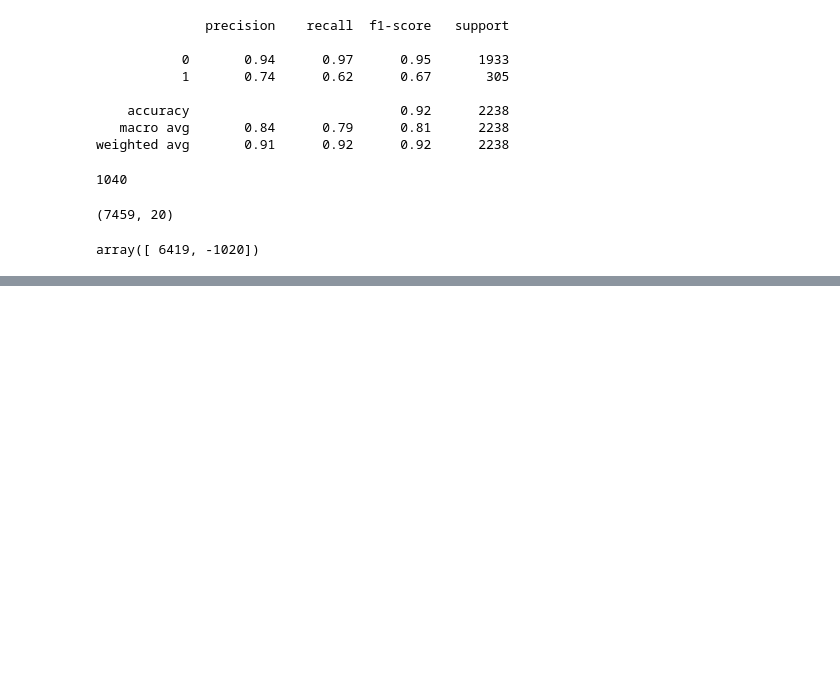
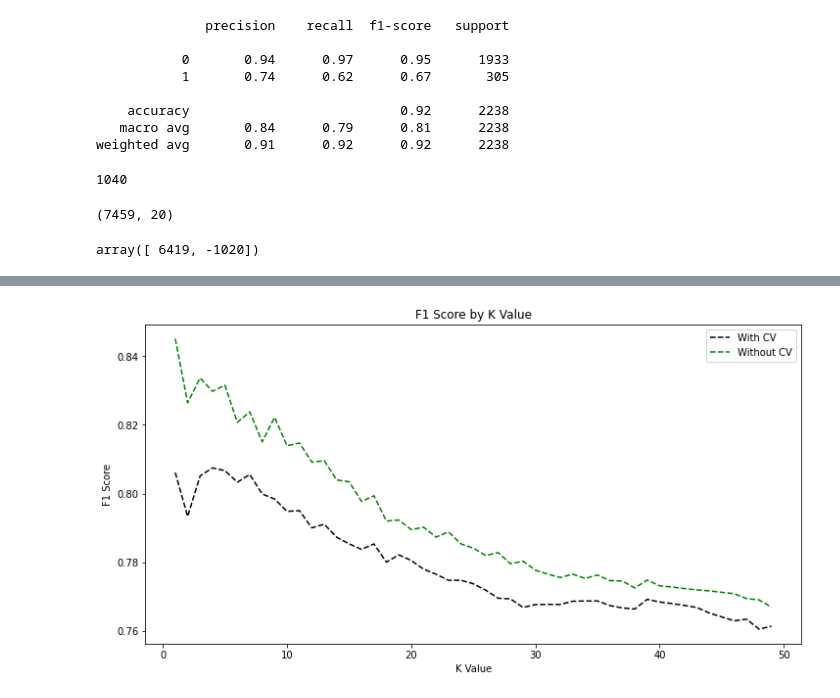
Before and after one commit to kevintunney/ISyE7406-GroupProject, a Jupyter notebook: data/notebook_mark.ipynb, the cells around one changed output, grey strips where cells are left out. Cells and saved outputs as stored; diff of their text form; code cells hidden in the pictures; blank space fills up the shorter version.

```diff
--- a/data/notebook_mark.ipynb
+++ b/data/notebook_mark.ipynb
@@ -395,0 +416,14 @@ array([ 6419, -1020])
+# %%
+plt.figure(figsize=(12, 6))
+# plt.plot(range(k_min, k_max), f_score, color='black', linestyle='dashed', marker='x',
+# markerfacecolor='green', markersize=10)
+plt.plot(range(1, 50), cv, color='black', linestyle='dashed')
+plt.plot(range(1, 50), f_score, color='green', linestyle='dashed')
+# plt.plot(range(k_min, k_max), accuracy, color='green', linestyle='dashed')
+plt.title('F1 Score by K Value')
+plt.xlabel('K Value')
+plt.ylabel('F1 Score')
+plt.legend(['With CV','Without CV'])
+plt.savefig('img.png', facecolor='w')
+# %% [output]
+[figure, added]
```
Also changed, not shown: parts of 3 cells of this notebook, 1 other file.
